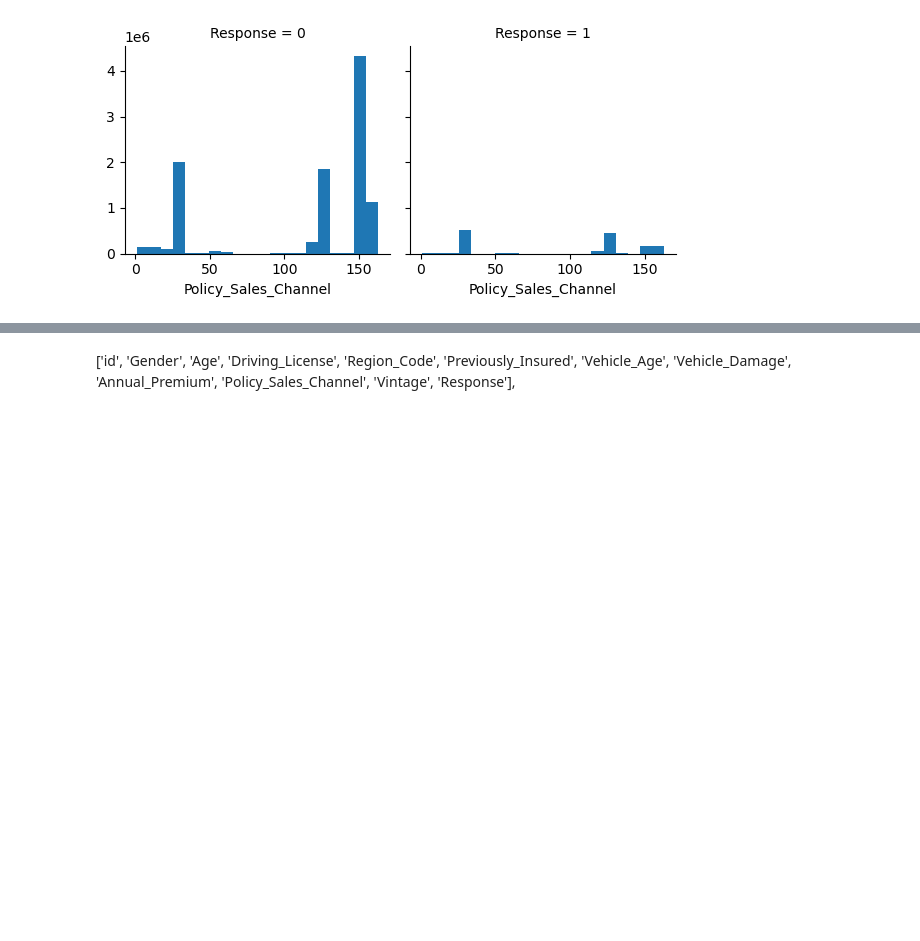
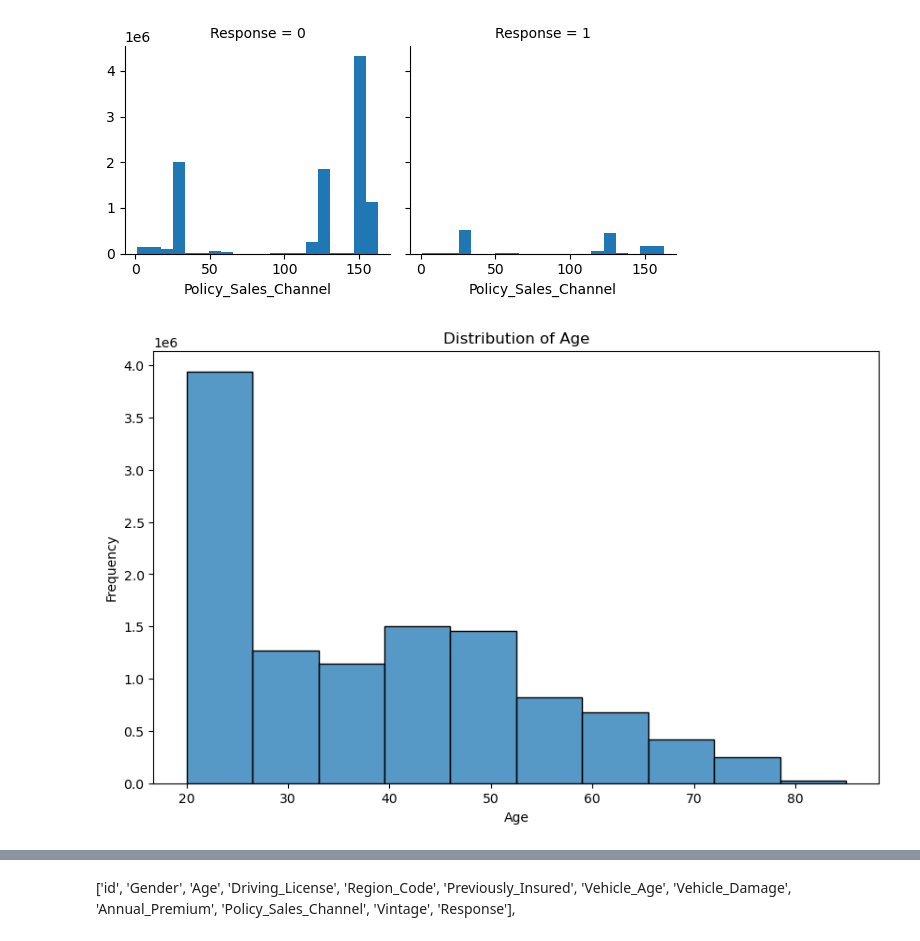
Before and after one commit to Shravya0312/InsuranceClassification, a Jupyter notebook: insurance.ipynb, the cells around one changed output, grey strips where cells are left out. Saved outputs shown, nothing was run; the diff lists cells and outputs as text; code cells hidden in the pictures; blank space fills up the shorter version.

```diff
--- a/insurance.ipynb
+++ b/insurance.ipynb
@@ -205,3 +194,12 @@ g.map(plt.hist, 'Policy_Sales_Channel', bins=20)
 # %% [output]
 <seaborn.axisgrid.FacetGrid at 0x...>
 [figure]
+# %%
+plt.figure(figsize=(10, 6))
+sns.histplot(train_df['Age'], kde=False, bins=10)
+plt.title('Distribution of Age')
+plt.xlabel('Age')
+plt.ylabel('Frequency')
+plt.show()
+# %% [output]
+[figure, added]
```
Also changed, not shown: parts of 36 cells of this notebook.
